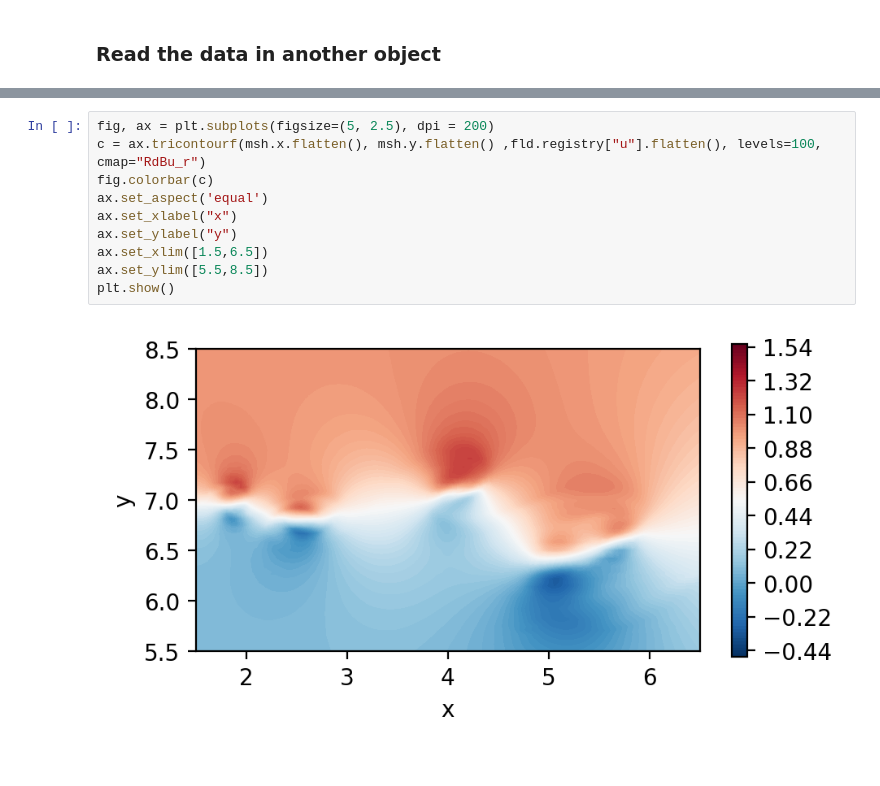
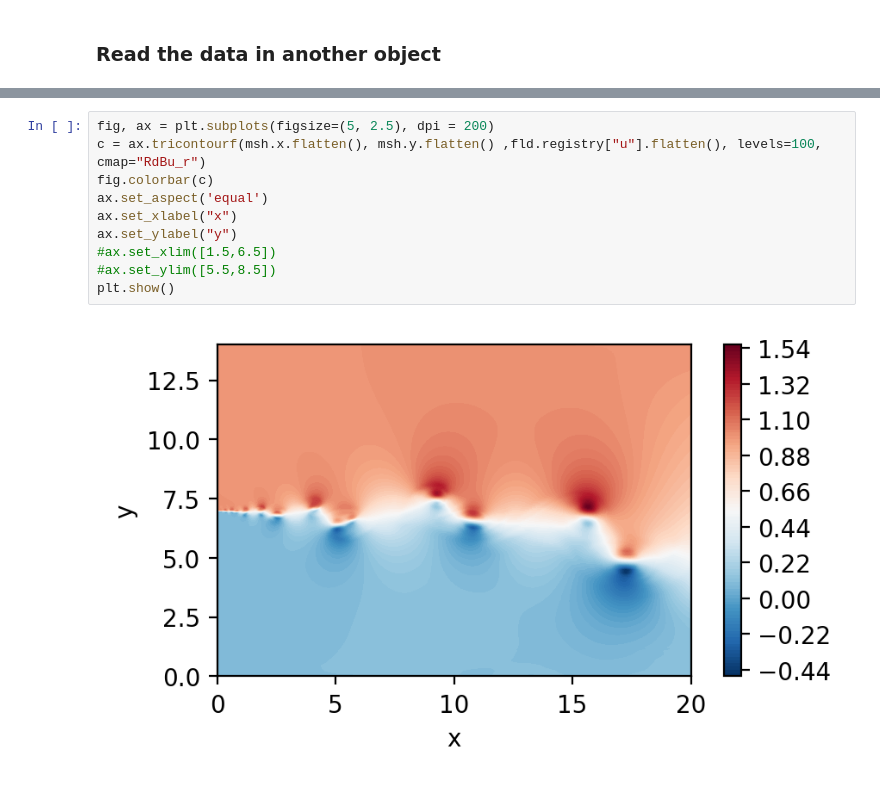
Before and after one commit to nchristensen/pySEMTools, a Jupyter notebook: examples/7-data_compression/1-Direct_sampling.ipynb, the cells around one changed output, grey strips where cells are left out. Drawn from its saved outputs; the diff is of its cells as text.

```diff
--- a/examples/7-data_compression/1-Direct_sampling.ipynb
+++ b/examples/7-data_compression/1-Direct_sampling.ipynb
@@ -244,15 +267,15 @@ recon = ds.predict(ds.field_sampled)
 # %%
 fig, ax = plt.subplots(figsize=(5, 2.5), dpi = 200)
 c = ax.tricontourf(msh.x.flatten(), msh.y.flatten() ,fld.registry["u"].flatten(), levels=100, cmap="RdBu_r")
 fig.colorbar(c)
 ax.set_aspect('equal')
 ax.set_xlabel("x")
 ax.set_ylabel("y")
-ax.set_xlim([1.5,6.5])
-ax.set_ylim([5.5,8.5])
+#ax.set_xlim([1.5,6.5])
+#ax.set_ylim([5.5,8.5])
 plt.show()
 # %% [output]
-[figure, old version]
+[figure, new version]
 # %%
 fig, ax = plt.subplots(figsize=(5, 2.5), dpi = 200)
 #c = ax.tricontourf(msh.x.flatten(), msh.y.flatten() , fld.registry["u"].flatten() - recon.flatten(), levels=100, cmap="RdBu_r")
```
Also changed, not shown: parts of 17 cells of this notebook, 1 other file.
